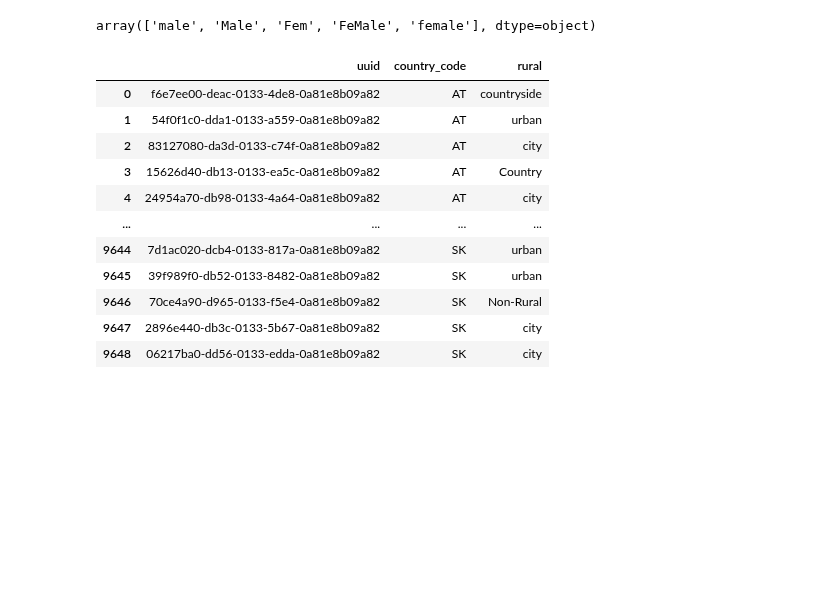
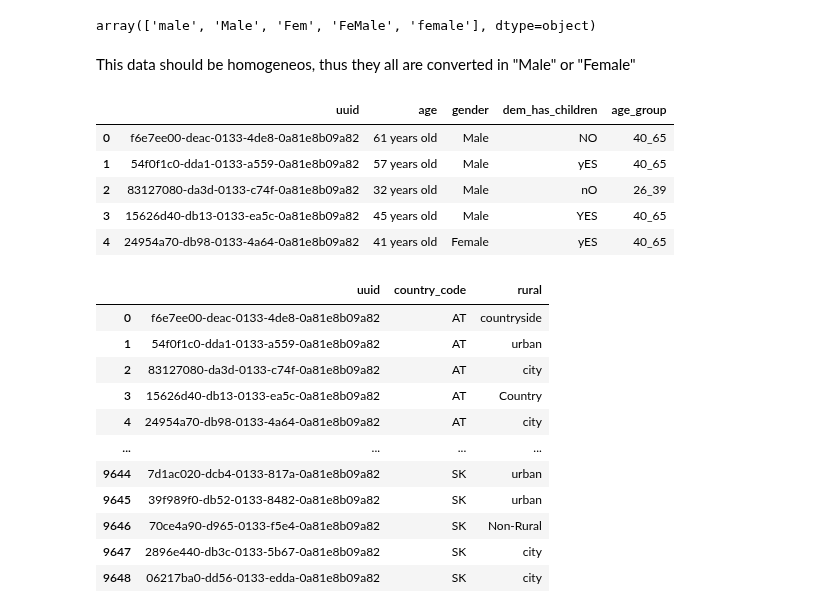
Before and after one commit to VickyViana/ih_datamadpt1120_project_m1, a Jupyter notebook: __trash__/db_preview.ipynb, the cells around one changed output. Cells and saved outputs as stored; diff of their text form; code cells hidden in the pictures; blank space fills up the shorter version.

```diff
--- a/__trash__/db_preview.ipynb
+++ b/__trash__/db_preview.ipynb
@@ -58,6 +76,24 @@ The column "gender" is important for the analysis, thus let's see it's unique va
 df_personal_info["gender"].unique()
 # %% [output]
 array(['male', 'Male', 'Fem', 'FeMale', 'female'], dtype=object)
+# %% [markdown]
+This data should be homogeneos, thus they all are converted in "Male" or "Female"
+# %%
+def gender(column_g):
+    if column_g.startswith('F' or 'f'):
+        return 'Female'
+    else:
+        return 'Male'
+
+df_personal_info['gender'] = df_personal_info.apply(lambda x: gender( x['gender']), axis=1 )
+display(df_personal_info.head())
+# %% [output]
+|  | uuid | age | gender | dem_has_children | age_group |
+| 0 | f6e7ee00-deac-0133-4de8-0a81e8b09a82 | 61 years old | Male | NO | 40_65 |
+| 1 | 54f0f1c0-dda1-0133-a559-0a81e8b09a82 | 57 years old | Male | yES | 40_65 |
+| 2 | 83127080-da3d-0133-c74f-0a81e8b09a82 | 32 years old | Male | nO | 26_39 |
+| 3 | 15626d40-db13-0133-ea5c-0a81e8b09a82 | 45 years old | Male | YES | 40_65 |
+| 4 | 24954a70-db98-0133-4a64-0a81e8b09a82 | 41 years old | Female | yES | 40_65 |
 # %%
 # country_info table
 df_country_info = pd.read_sql_query("select * from country_info", engine)
```
Also changed, not shown: parts of 35 cells of this notebook, 11 other files.
